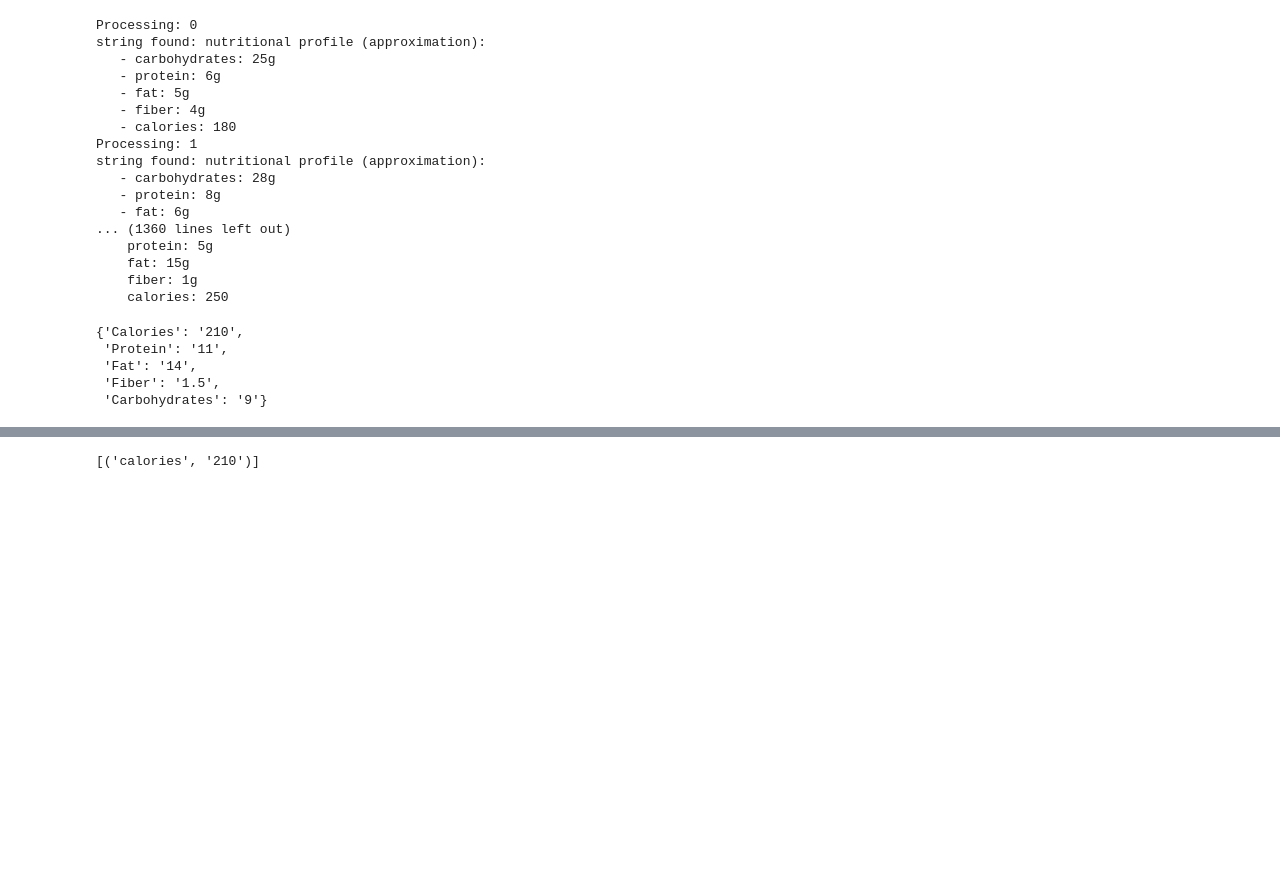
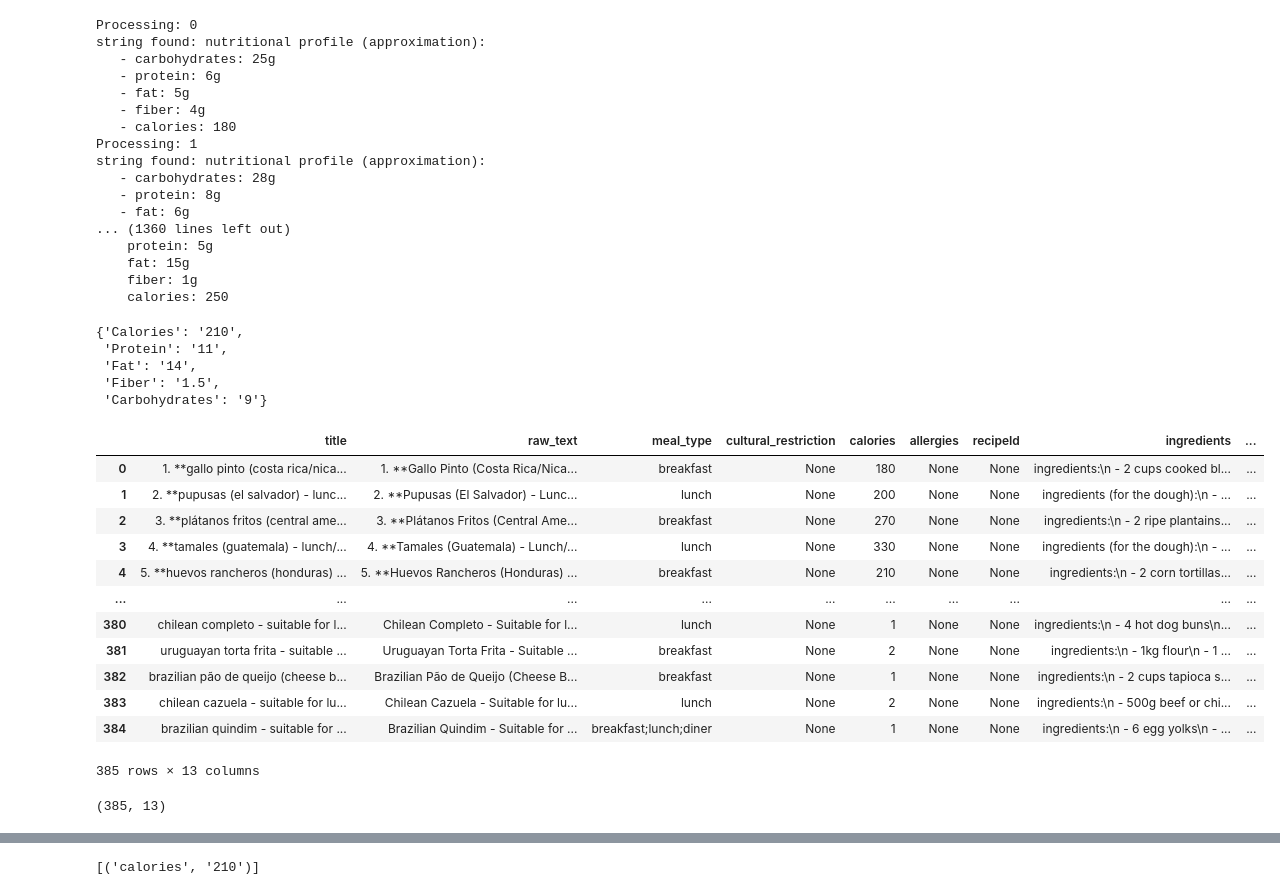
Before and after one commit to aislab-hevs/synthetic_data_nutrition_generation, a Jupyter notebook: src/meals_collection/process_new_batch.ipynb, the cells around one changed output, grey strips where cells are left out. Drawn from its saved outputs; the diff is of its cells as text; code cells hidden in the pictures; blank space fills up the shorter version.

```diff
--- a/src/meals_collection/process_new_batch.ipynb
+++ b/src/meals_collection/process_new_batch.ipynb
@@ -466,0 +499,20 @@ extract_info_from_raw_text(dict_process[4]['raw_text'])
+# %%
+new_df
+# %% [output]
+|  | title | raw_text | meal_type | cultural_restriction | calories | allergies | recipeId | ingredients | ... |
+| 0 | 1. **gallo pinto (costa rica/nica... | 1. **Gallo Pinto (Costa Rica/Nica... | breakfast | None | 180 | None | None | ingredients:\n - 2 cups cooked bl... | ... |
+| 1 | 2. **pupusas (el salvador) - lunc... | 2. **Pupusas (El Salvador) - Lunc... | lunch | None | 200 | None | None | ingredients (for the dough):\n - ... | ... |
+| 2 | 3. **plátanos fritos (central ame... | 3. **Plátanos Fritos (Central Ame... | breakfast | None | 270 | None | None | ingredients:\n - 2 ripe plantains... | ... |
+| 3 | 4. **tamales (guatemala) - lunch/... | 4. **Tamales (Guatemala) - Lunch/... | lunch | None | 330 | None | None | ingredients (for the dough):\n - ... | ... |
+| 4 | 5. **huevos rancheros (honduras) ... | 5. **Huevos Rancheros (Honduras) ... | breakfast | None | 210 | None | None | ingredients:\n - 2 corn tortillas... | ... |
+| ... | ... | ... | ... | ... | ... | ... | ... | ... | ... |
+| 380 | chilean completo - suitable for l... | Chilean Completo - Suitable for l... | lunch | None | 1 | None | None | ingredients:\n - 4 hot dog buns\n... | ... |
+| 381 | uruguayan torta frita - suitable ... | Uruguayan Torta Frita - Suitable ... | breakfast | None | 2 | None | None | ingredients:\n - 1kg flour\n - 1 ... | ... |
+| 382 | brazilian pão de queijo (cheese b... | Brazilian Pão de Queijo (Cheese B... | breakfast | None | 1 | None | None | ingredients:\n - 2 cups tapioca s... | ... |
+| 383 | chilean cazuela - suitable for lu... | Chilean Cazuela - Suitable for lu... | lunch | None | 2 | None | None | ingredients:\n - 500g beef or chi... | ... |
+| 384 | brazilian quindim - suitable for ... | Brazilian Quindim - Suitable for ... | breakfast;lunch;diner | None | 1 | None | None | ingredients:\n - 6 egg yolks\n - ... | ... |
+385 rows × 13 columns
+# %%
+new_df.shape
+# %% [output]
+(385, 13)
```
Also changed, not shown: parts of 61 cells of this notebook, 9 other files.
